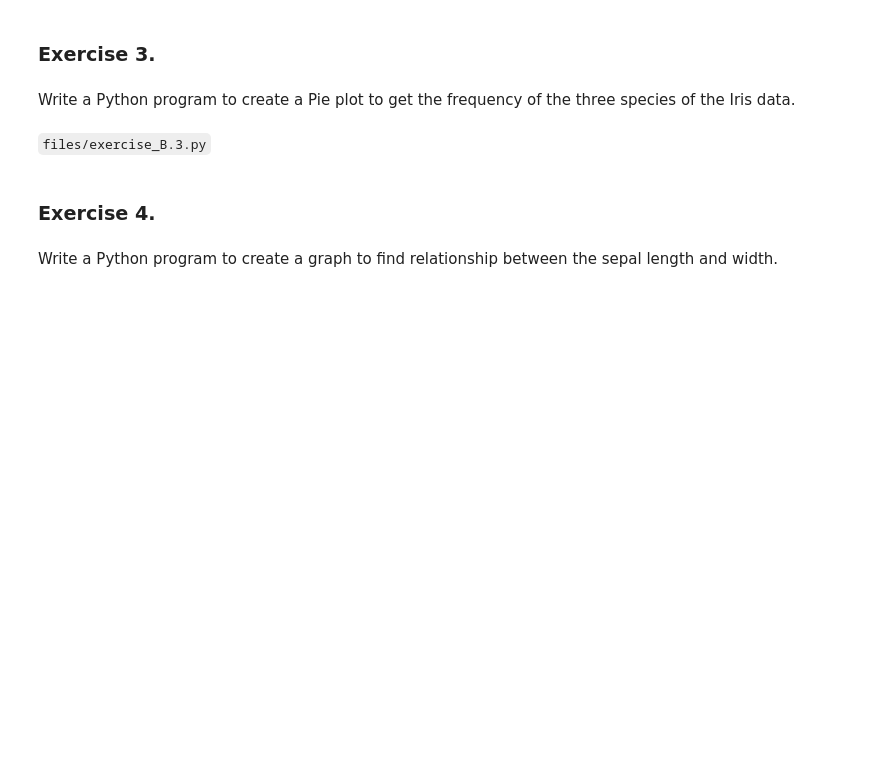
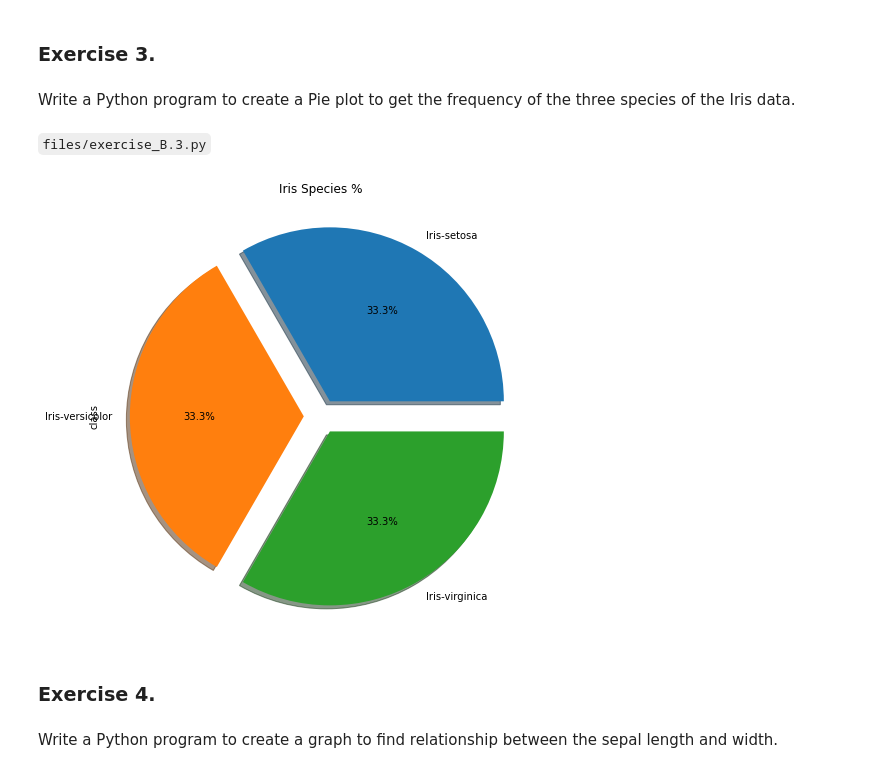
Before and after one commit to enriquekn27/WhirlwindOfPython, a Jupyter notebook: datascience/python/12_mod_scikitlearn/06-PracticeExercises.ipynb, the cells around one changed output. Drawn from its saved outputs; the diff is of its cells as text; code cells hidden in the pictures; blank space fills up the shorter version.

````diff
--- a/datascience/python/12_mod_scikitlearn/06-PracticeExercises.ipynb
+++ b/datascience/python/12_mod_scikitlearn/06-PracticeExercises.ipynb
@@ -259,6 +252,13 @@ AttributeError: 'Rectangle' object has no property 'autopct'
 Write a Python program to create a Pie plot to get the frequency of the three species of the Iris data.
 # %% [markdown]
 ```files/exercise_B.3.py```
+# %%
+ax=plt.subplots(1,1,figsize=(10,8))
+dataset['class'].value_counts().plot.pie(explode=[0.1,0.1,0.1],autopct='%1.1f%%',shadow=True,figsize=(10,8))
+plt.title("Iris Species %")
+plt.show()
+# %% [output]
+[figure, added]
 # %% [markdown]
 ### Exercise 4.
 # %% [markdown]
````
Also changed, not shown: parts of 22 cells of this notebook, 4 other files.
